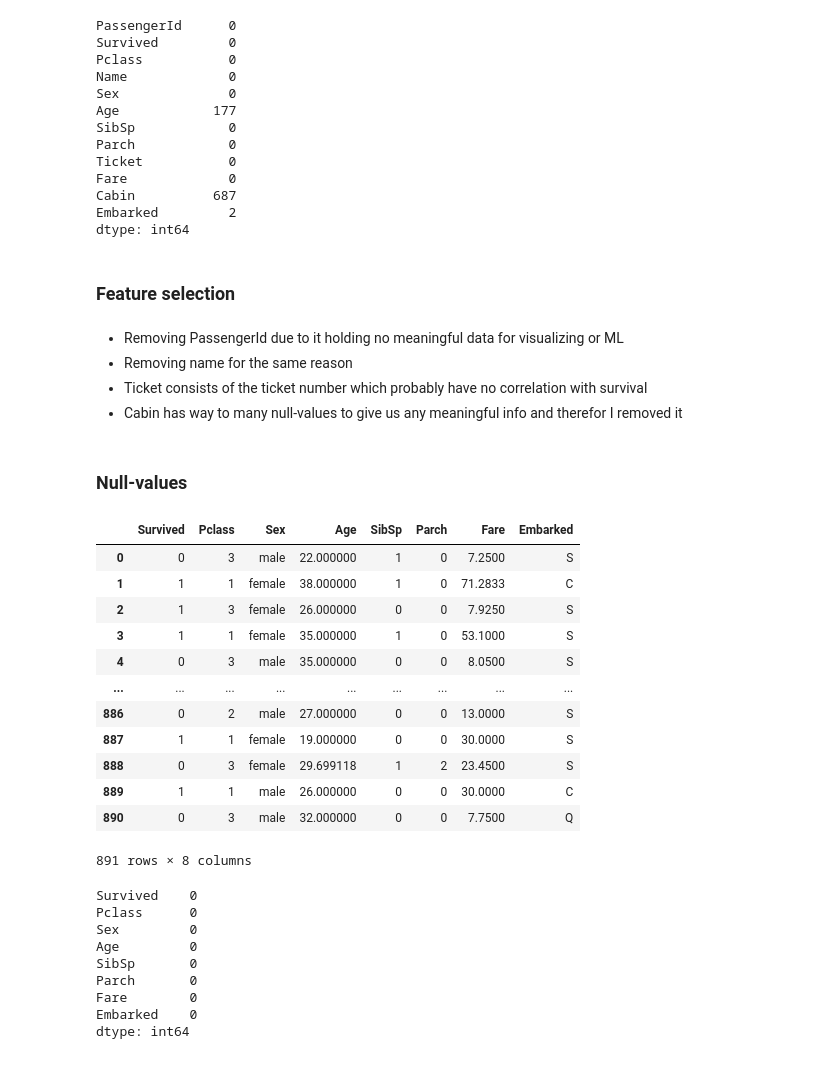
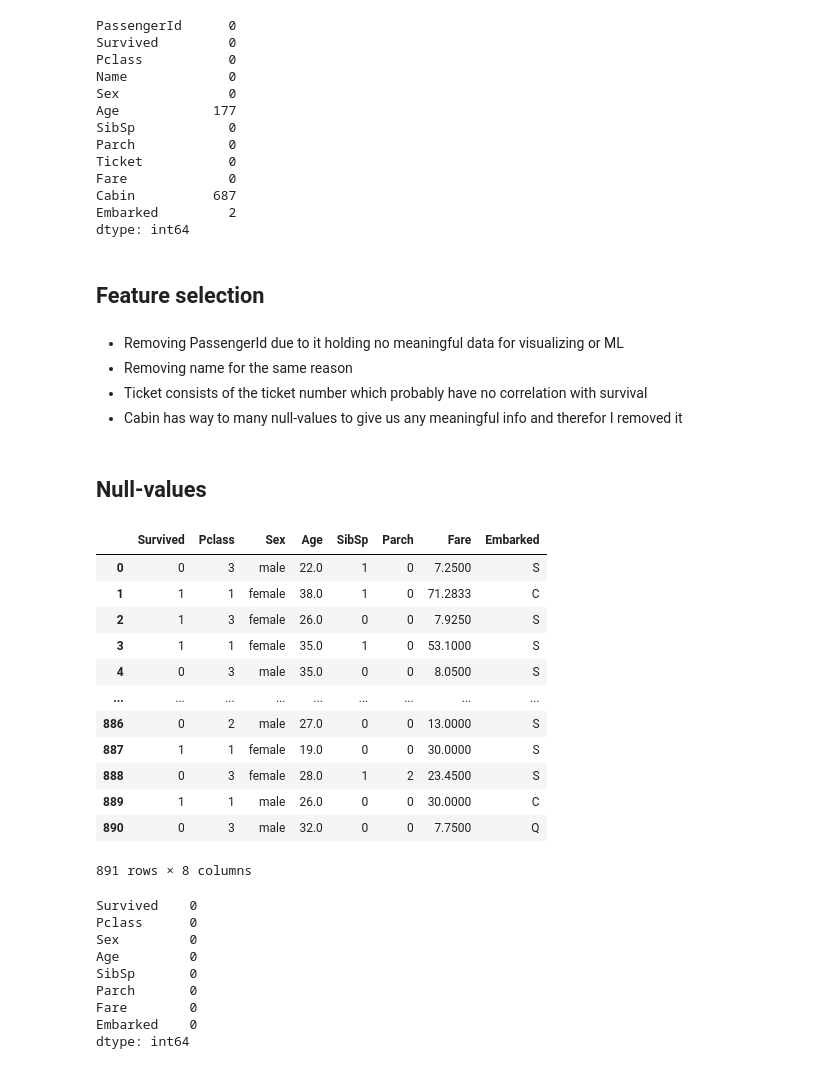
Before and after one commit to Markuski2023/MLGit, a Jupyter notebook: classification.ipynb, the cells around one changed output. Drawn from its saved outputs; the diff is of its cells as text; code cells hidden in the pictures.

```diff
--- a/classification.ipynb
+++ b/classification.ipynb
@@ -117,7 +138,7 @@ Cabin          687
 Embarked         2
 dtype: int64
 # %% [markdown]
-### Feature selection
+## Feature selection
 # %% [markdown]
 - Removing PassengerId due to it holding no meaningful data for visualizing or ML
 - Removing name for the same reason
@@ -126,42 +147,50 @@ dtype: int64
 # %%
 df = df.drop(['PassengerId', 'Name', 'Ticket', 'Cabin'], axis=1)
 # %% [markdown]
-### Null-values
+## Null-values
 # %%
 # To find which place most people embarked from to set this as the embarked for Null values
 max = df.groupby('Embarked').count()
 # print(max)
 
 # Sets null values equal to the median of that column
-def handle_null(df):
+def handle_null_median(df):
+    df['Age'].fillna(df['Age'].median(), inplace=True) # Need to set inplace=True so it doesn't create a copy of the dataframe. Tried without and this led to null-values not being removed
+    df['Embarked'].fillna('S', inplace=True)
+    df['Fare'].fillna(df['Fare'].median(), inplace=True)
+
+    return  df
+
+# Sets null values equal to the median of that column
+def handle_null_mean(df):
     df['Age'].fillna(df['Age'].mean(), inplace=True)
-    df['Embarked'].fillna(df['Embarked'].mode()[0], inplace=True)
+    df['Embarked'].fillna('S', inplace=True)
     df['Fare'].fillna(df['Fare'].mean(), inplace=True)
 
     return  df
 
-# Function to drop all rows with at least 1 null value
+# Function to drop all rows with at least 1 null value. (Removes way to many rows, so isn't a good option)
 def null_values_drop(df):
     df_copy = df.copy()
     df_drop = df_copy.dropna(axis=0, how='any')
 
     return df_drop
 
-df = handle_null(df)
+df = handle_null_median(df)
 df
 # %% [output]
 |  | Survived | Pclass | Sex | Age | SibSp | Parch | Fare | Embarked |
-| 0 | 0 | 3 | male | 22.000000 | 1 | 0 | 7.2500 | S |
-| 1 | 1 | 1 | female | 38.000000 | 1 | 0 | 71.2833 | C |
-| 2 | 1 | 3 | female | 26.000000 | 0 | 0 | 7.9250 | S |
-| 3 | 1 | 1 | female | 35.000000 | 1 | 0 | 53.1000 | S |
-| 4 | 0 | 3 | male | 35.000000 | 0 | 0 | 8.0500 | S |
+| 0 | 0 | 3 | male | 22.0 | 1 | 0 | 7.2500 | S |
+| 1 | 1 | 1 | female | 38.0 | 1 | 0 | 71.2833 | C |
+| 2 | 1 | 3 | female | 26.0 | 0 | 0 | 7.9250 | S |
+| 3 | 1 | 1 | female | 35.0 | 1 | 0 | 53.1000 | S |
+| 4 | 0 | 3 | male | 35.0 | 0 | 0 | 8.0500 | S |
 | ... | ... | ... | ... | ... | ... | ... | ... | ... |
-| 886 | 0 | 2 | male | 27.000000 | 0 | 0 | 13.0000 | S |
-| 887 | 1 | 1 | female | 19.000000 | 0 | 0 | 30.0000 | S |
-| 888 | 0 | 3 | female | 29.699118 | 1 | 2 | 23.4500 | S |
-| 889 | 1 | 1 | male | 26.000000 | 0 | 0 | 30.0000 | C |
-| 890 | 0 | 3 | male | 32.000000 | 0 | 0 | 7.7500 | Q |
+| 886 | 0 | 2 | male | 27.0 | 0 | 0 | 13.0000 | S |
+| 887 | 1 | 1 | female | 19.0 | 0 | 0 | 30.0000 | S |
+| 888 | 0 | 3 | female | 28.0 | 1 | 2 | 23.4500 | S |
+| 889 | 1 | 1 | male | 26.0 | 0 | 0 | 30.0000 | C |
+| 890 | 0 | 3 | male | 32.0 | 0 | 0 | 7.7500 | Q |
 891 rows × 8 columns
 # %%
 # Check the new sum of nulls
```
Also changed, not shown: parts of 28 cells of this notebook, 1 other file.
